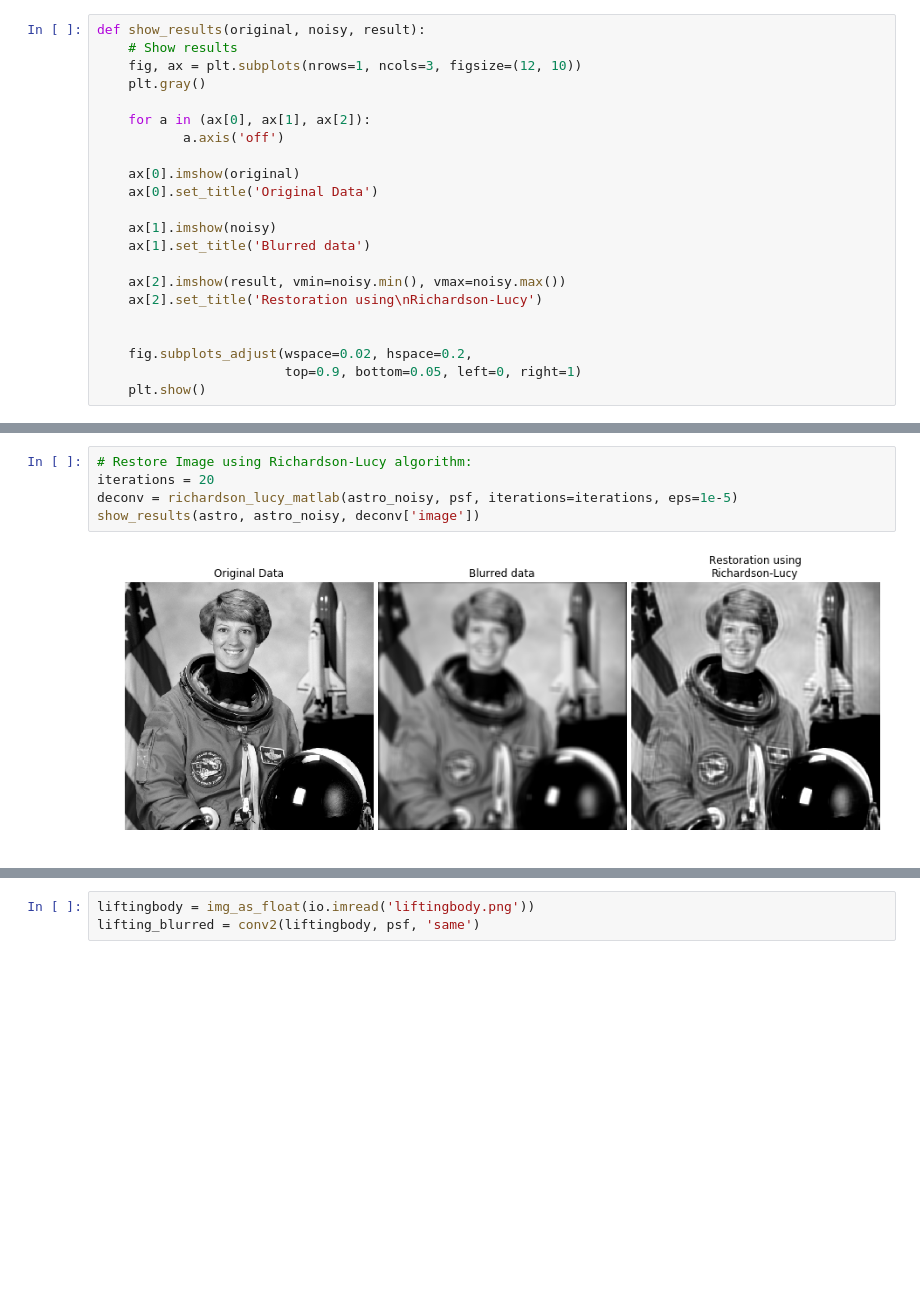
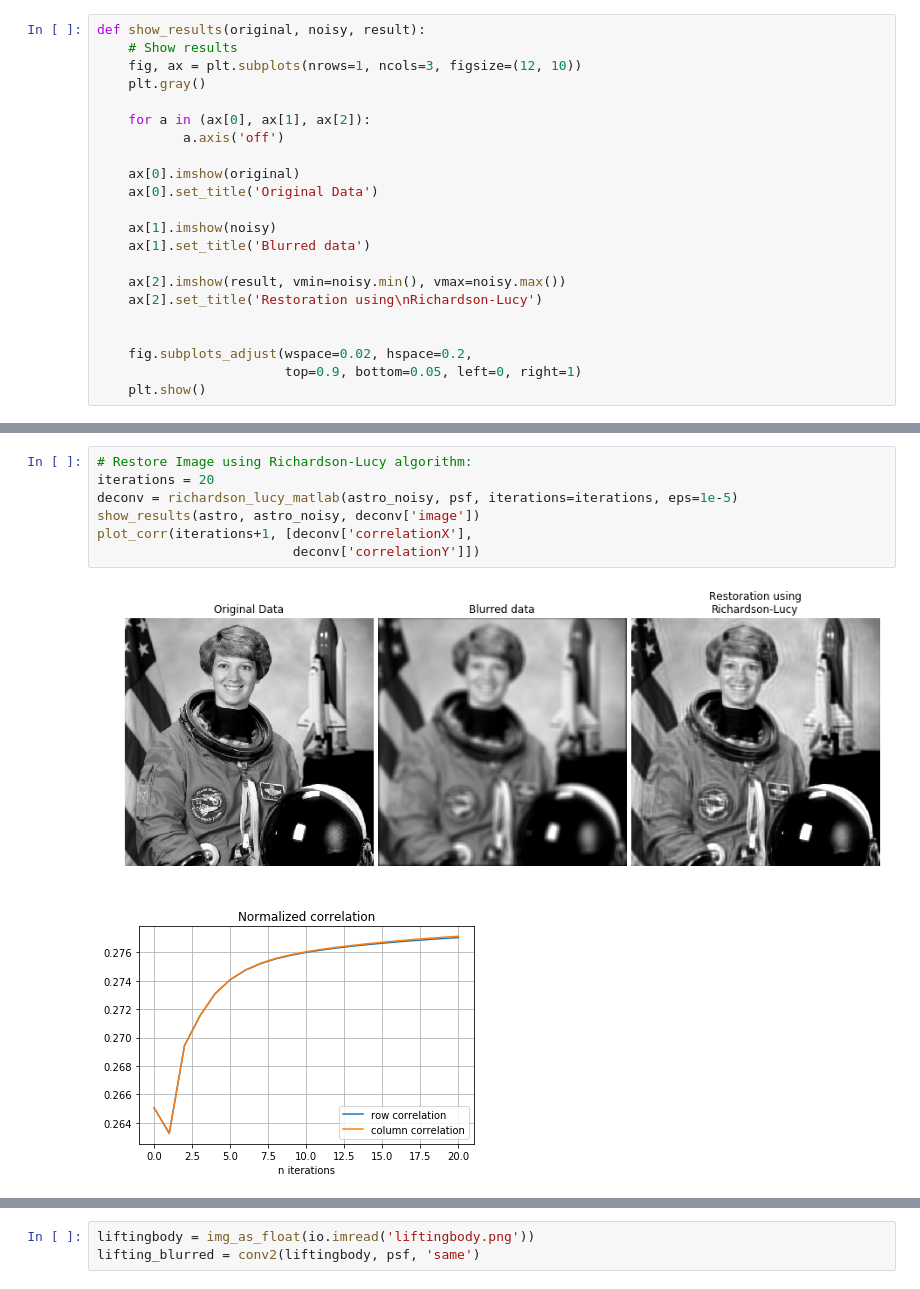
Before and after one commit to progiv/deconv, a Jupyter notebook: expertiments.ipynb, the cells around one changed output, grey strips where cells are left out. Drawn from its saved outputs; the diff is of its cells as text; blank space fills up the shorter version.

```diff
--- a/expertiments.ipynb
+++ b/expertiments.ipynb
@@ -182,7 +198,10 @@ def richardson_lucy_matlab(image, psf, iterations=50, damp_array=0, weight=None,
 # %%
 # Restore Image using Richardson-Lucy algorithm:
 iterations = 20
 deconv = richardson_lucy_matlab(astro_noisy, psf, iterations=iterations, eps=1e-5)
 show_results(astro, astro_noisy, deconv['image'])
+plot_corr(iterations+1, [deconv['correlationX'],
+                         deconv['correlationY']])
 # %% [output]
 [figure]
+[figure, added]
```
Also changed, not shown: parts of 19 cells of this notebook.
